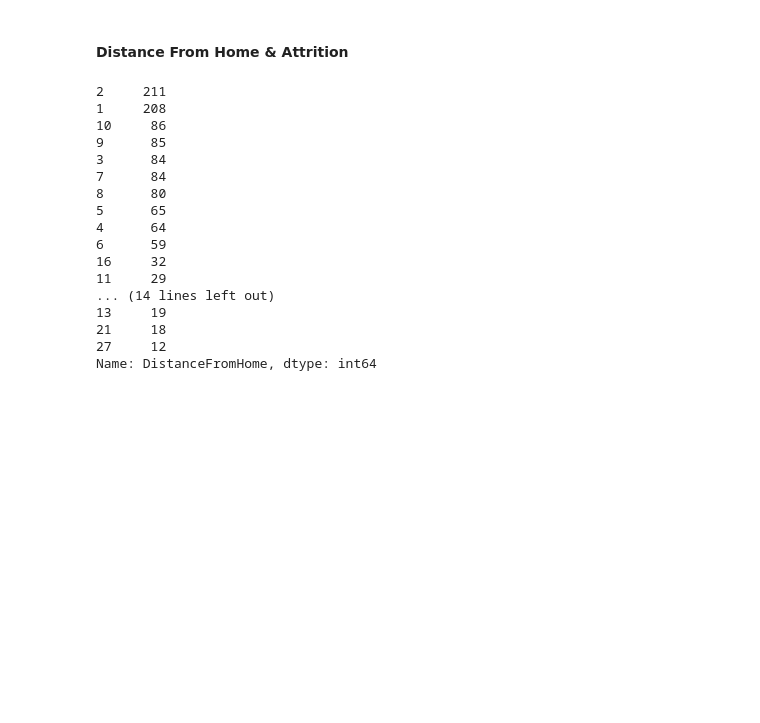
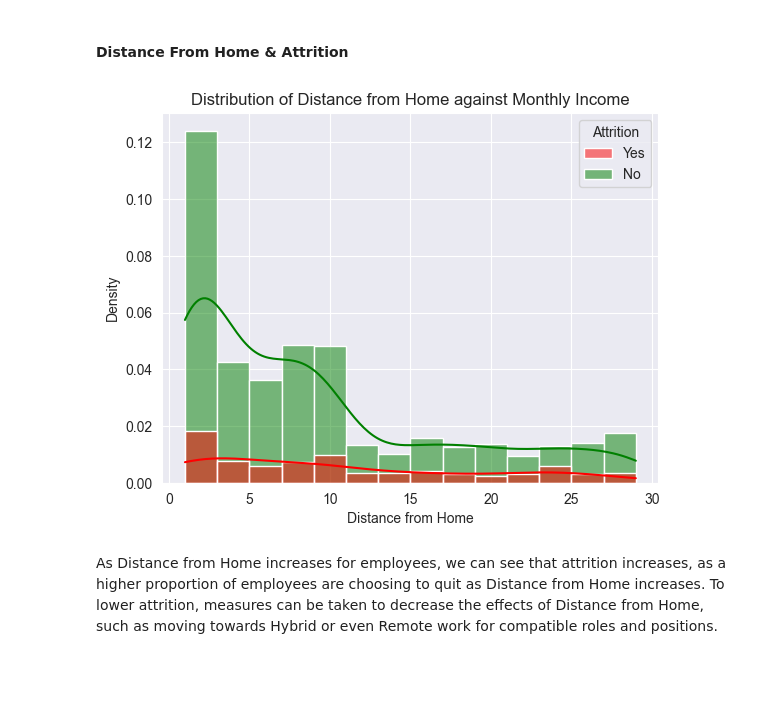
Before and after one commit to Jensen-T/HR-Analysis, a Jupyter notebook: hr-analysis.ipynb, the cells around one changed output. Saved outputs shown, nothing was run; the diff lists cells and outputs as text; code cells hidden in the pictures; blank space fills up the shorter version.

```diff
--- a/hr-analysis.ipynb
+++ b/hr-analysis.ipynb
@@ -170,25 +170,15 @@ The Research and Development department has the largest number of employees, fol
 <br><br>
 # %% [markdown]
 #### Distance From Home & Attrition
-# %%
-df['DistanceFromHome'].value_counts()
-# %% [output]
-2     211
-1     208
-10     86
-9      85
-3      84
-7      84
-8      80
-5      65
-4      64
-6      59
-16     32
-11     29
-... (14 lines left out)
-13     19
-21     18
-27     12
-Name: DistanceFromHome, dtype: int64
+# %%
+sns.histplot(data= df, x= "DistanceFromHome", hue= "Attrition", stat = 'density', kde = 'True', palette = {'Yes': 'red', 'No': 'green'})
+plt.title("Distribution of Distance from Home against Monthly Income")
+plt.xlabel("Distance from Home")
+plt.ylabel("Density")
+plt.show()
+# %% [output]
+[figure, added]
+# %% [markdown]
+As Distance from Home increases for employees, we can see that attrition increases, as a higher proportion of employees are choosing to quit as Distance from Home increases. To lower attrition, measures can be taken to decrease the effects of Distance from Home, such as moving towards Hybrid or even Remote work for compatible roles and positions.
 # %% [markdown]
 <br><br>
```
Also changed, not shown: parts of 10 cells of this notebook.
